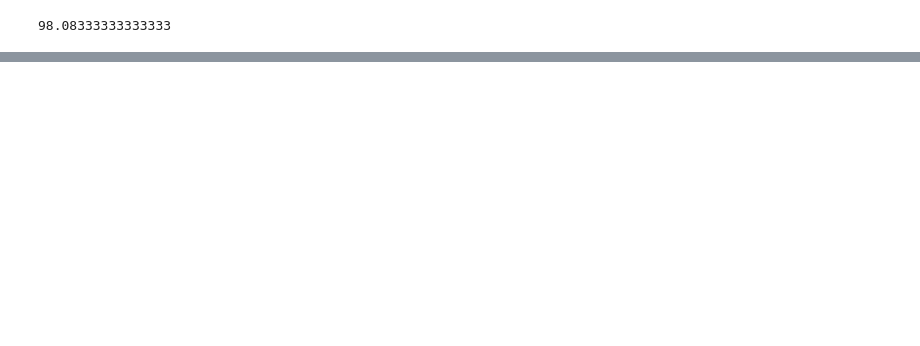
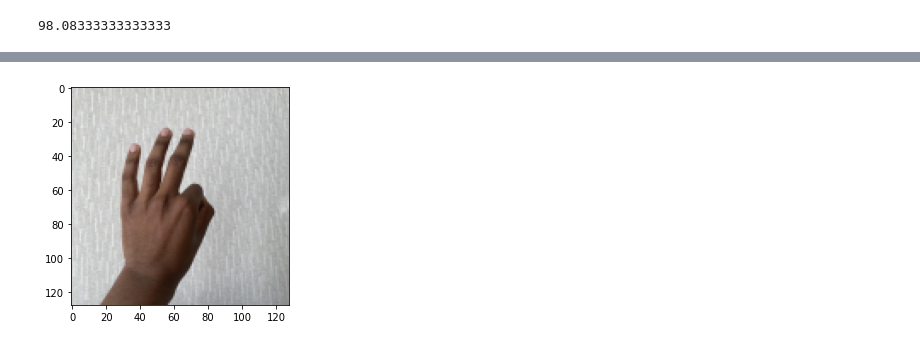
Before and after one commit to ThishenP/finger-counting, a Jupyter notebook: Untitled.ipynb, the cells around one changed output, grey strips where cells are left out. Cells and saved outputs as stored; diff of their text form; code cells hidden in the pictures; blank space fills up the shorter version.

```diff
--- a/Untitled.ipynb
+++ b/Untitled.ipynb
@@ -78 +106,5 @@ error: OpenCV(4.5.2) :-1: error: (-5:Bad argument) in function 'findContours'
+# %%
+show_hsv(hsv_hand)
+# %% [output]
+[figure, added]
 # %%
```
Also changed, not shown: parts of 18 cells of this notebook.
